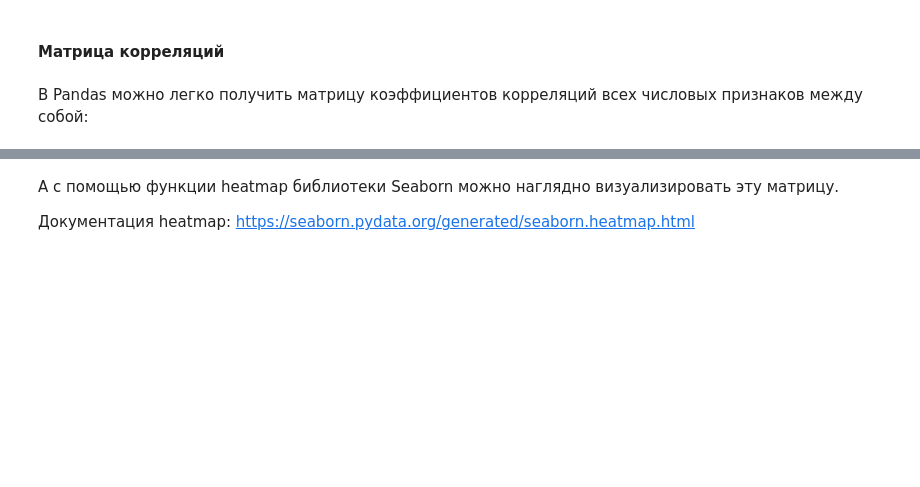
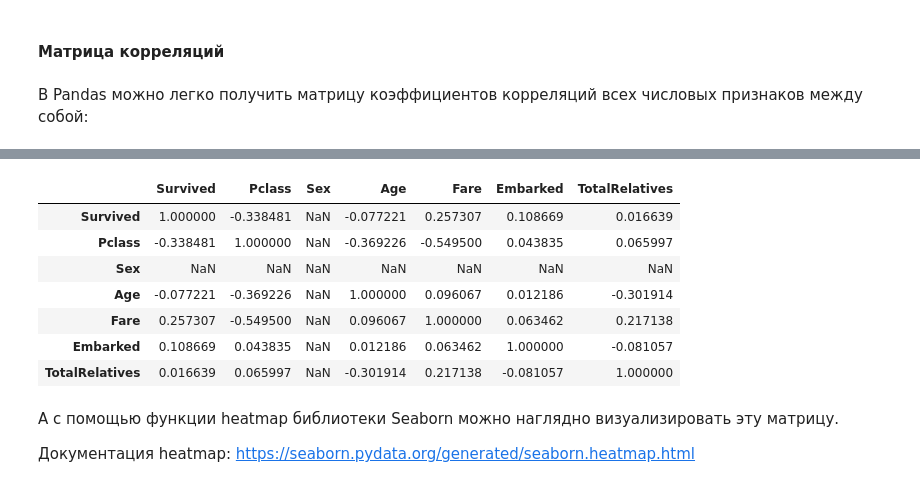
Before and after one commit to Ultraluxe25/Deep-Learning-School-anthology, a Jupyter notebook: Курс по машинному обучению. Проект «ИИ Старт»/Additional Colab notebooks/11_Analytics_with_pandas.ipynb, the cells around one changed output, grey strips where cells are left out. Drawn from its saved outputs; the diff is of its cells as text; code cells hidden in the pictures; blank space fills up the shorter version.

```diff
--- a/Курс по машинному обучению. Проект «ИИ Старт»/Additional Colab notebooks/11_Analytics_with_pandas.ipynb
+++ b/Курс по машинному обучению. Проект «ИИ Старт»/Additional Colab notebooks/11_Analytics_with_pandas.ipynb
@@ -295,6 +448,6 @@ titanic_surv.head()
 # %%
-titanic_passengers = titanic_passengers.join(titanic_surv)
-titanic_passengers.head()
+# titanic_passengers = titanic_passengers.join(titanic_surv)
+# titanic_passengers.head()
 # %% [markdown]
 ### Индексация строк таблицы
 # %% [markdown]
@@ -396,8 +609,3 @@ import pandas as pd
-# %%
-titanic_passengers = pd.read_csv('titanic_data.csv', index_col='PassengerId')
-titanic_surv = pd.read_csv('titanic_surv.csv', index_col='PassengerId')
-titanic_passengers = titanic_passengers.join(titanic_surv)
-titanic_passengers.head()
 # %% [markdown]
 Переведем колонку Sex в числовой вид: male заменим на 1, female на 0:
 # %%
@@ -458,3 +710,15 @@ titanic_passengers.corr()
+# %%
+titanic_passengers = titanic_passengers.drop(columns=["Name", "Ticket", "Cabin"], axis=1)
+titanic_passengers.corr()
+# %% [output]
+|  | Survived | Pclass | Sex | Age | Fare | Embarked | TotalRelatives |
+| Survived | 1.000000 | -0.338481 | NaN | -0.077221 | 0.257307 | 0.108669 | 0.016639 |
+| Pclass | -0.338481 | 1.000000 | NaN | -0.369226 | -0.549500 | 0.043835 | 0.065997 |
+| Sex | NaN | NaN | NaN | NaN | NaN | NaN | NaN |
+| Age | -0.077221 | -0.369226 | NaN | 1.000000 | 0.096067 | 0.012186 | -0.301914 |
+| Fare | 0.257307 | -0.549500 | NaN | 0.096067 | 1.000000 | 0.063462 | 0.217138 |
+| Embarked | 0.108669 | 0.043835 | NaN | 0.012186 | 0.063462 | 1.000000 | -0.081057 |
+| TotalRelatives | 0.016639 | 0.065997 | NaN | -0.301914 | 0.217138 | -0.081057 | 1.000000 |
 # %% [markdown]
 А с помощью функции heatmap библиотеки Seaborn можно наглядно визуализировать эту матрицу.
 
```
Also changed, not shown: parts of 55 cells of this notebook.
